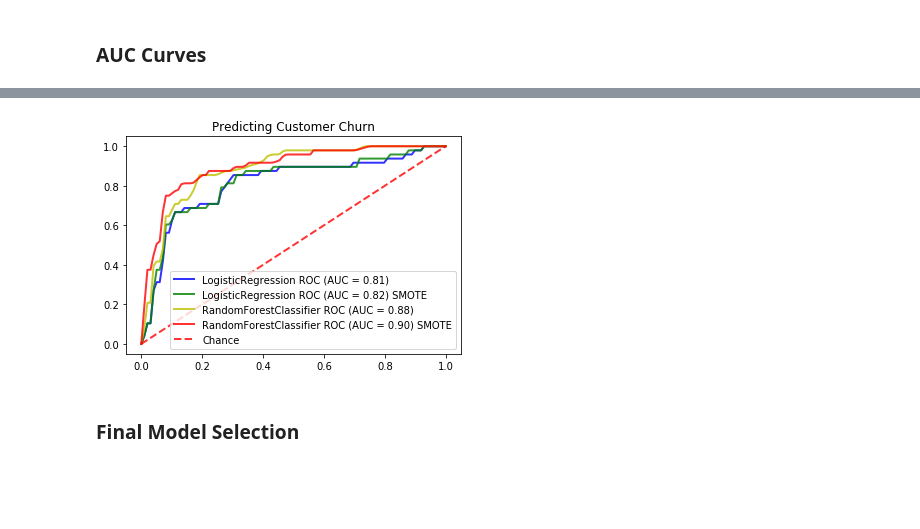
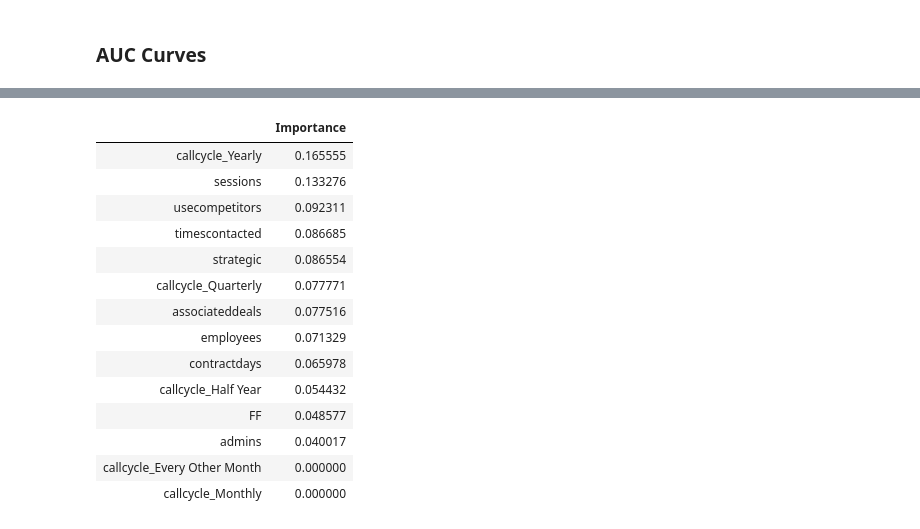
Before and after one commit to damonclifford/DSICapstone, a Jupyter notebook: OverallModeling.ipynb, the cells around one changed output, grey strips where cells are left out. Drawn from its saved outputs; the diff is of its cells as text; code cells hidden in the pictures; blank space fills up the shorter version.

```diff
--- a/OverallModeling.ipynb
+++ b/OverallModeling.ipynb
@@ -200,34 +193,20 @@ plt.show()
-# %%
-seed = 1234
-
-# Plotting Setup
-fig, ax = plt.subplots()
-
-# plotROCCurve(clf_class, X, y, axis, random_state, **kwargs)
-
-# LR ROC Curve Plotting
-lr = linear_model.LogisticRegression
-plotROCCurve(lr, X=X,y=y,axis=ax,color='b',random_state=seed,C=10, class_weight='balanced', solver='liblinear')
-
-# LR ROC Curve Plotting SMOTE
-lr = linear_model.LogisticRegression
-plotROCCurve_smote(lr, X=X,y=y,axis=ax,color='g',random_state=seed,C=10, class_weight='balanced', solver='liblinear')
-
-# Random Forest ROC Curve Plotting
-rf = ensemble.RandomForestClassifier
-plotROCCurve(rf, X,y,ax,'y',seed)
-
-# Random Forest ROC Curve Plotting SMOTE
-rf = ensemble.RandomForestClassifier
-plotROCCurve_smote(rf, X,y,ax,'r',seed)
-
-ax.plot([0, 1], [0, 1], linestyle='--', lw=2, color='r', label='Chance', alpha=.8)
-
-ax.set(xlim=[-0.05, 1.05], ylim=[-0.05, 1.05],
-       title="Predicting Customer Churn")
-ax.legend(loc="lower right")
-plt.show()
-# %% [output]
-[figure, removed]
-# %% [markdown]
-### Final Model Selection
+# %%
+xgbModel = XGBClassifier().fit(X,y)
+
+pd.DataFrame(xgbModel.feature_importances_, index=xcolnames, columns=["Importance"]).sort_values(by="Importance", ascending=False)
+# %% [output]
+|  | Importance |
+| callcycle_Yearly | 0.165555 |
+| sessions | 0.133276 |
+| usecompetitors | 0.092311 |
+| timescontacted | 0.086685 |
+| strategic | 0.086554 |
+| callcycle_Quarterly | 0.077771 |
+| associateddeals | 0.077516 |
+| employees | 0.071329 |
+| contractdays | 0.065978 |
+| callcycle_Half Year | 0.054432 |
+| FF | 0.048577 |
+| admins | 0.040017 |
+| callcycle_Every Other Month | 0.000000 |
+| callcycle_Monthly | 0.000000 |
```
Also changed, not shown: parts of 13 cells of this notebook, 4 other files.
